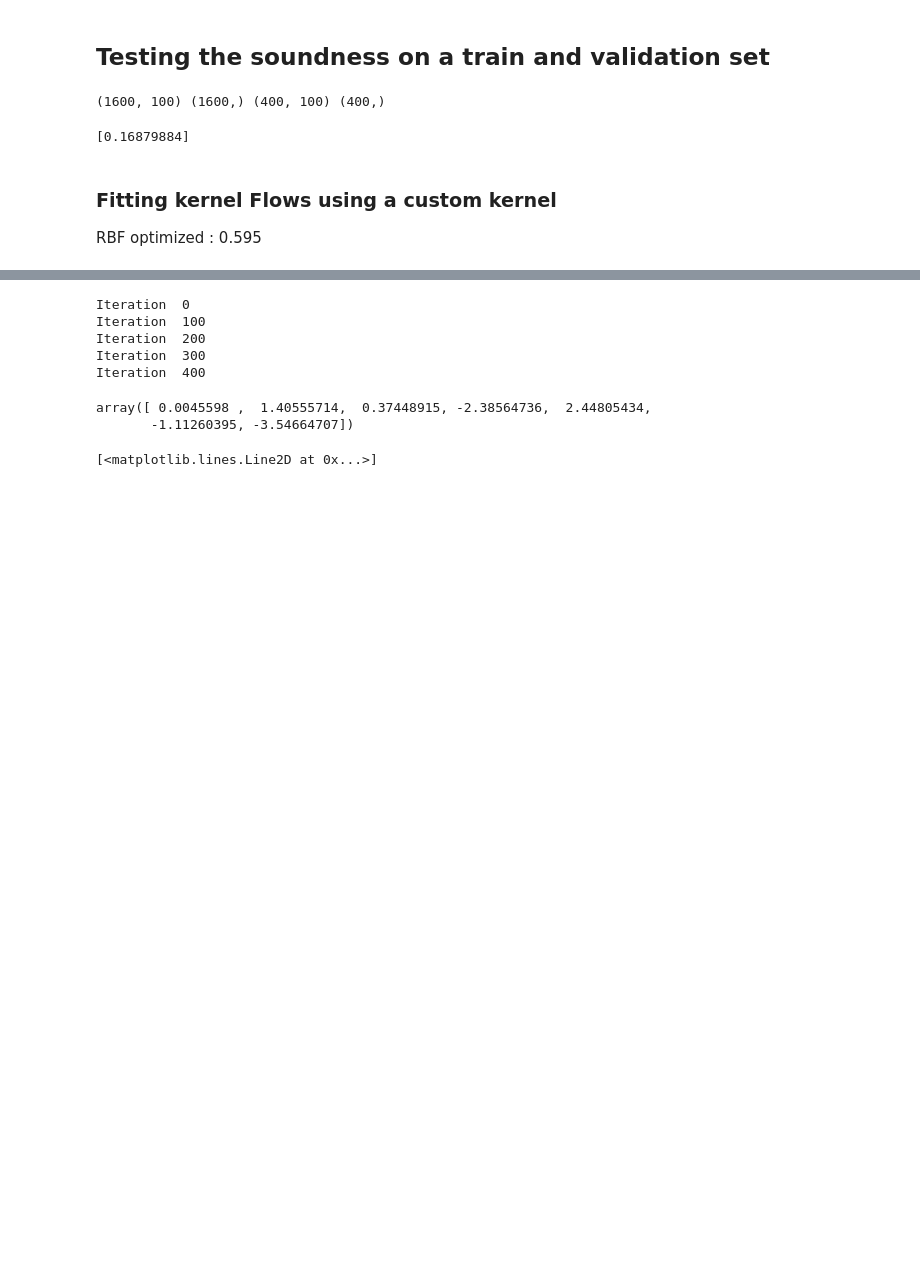
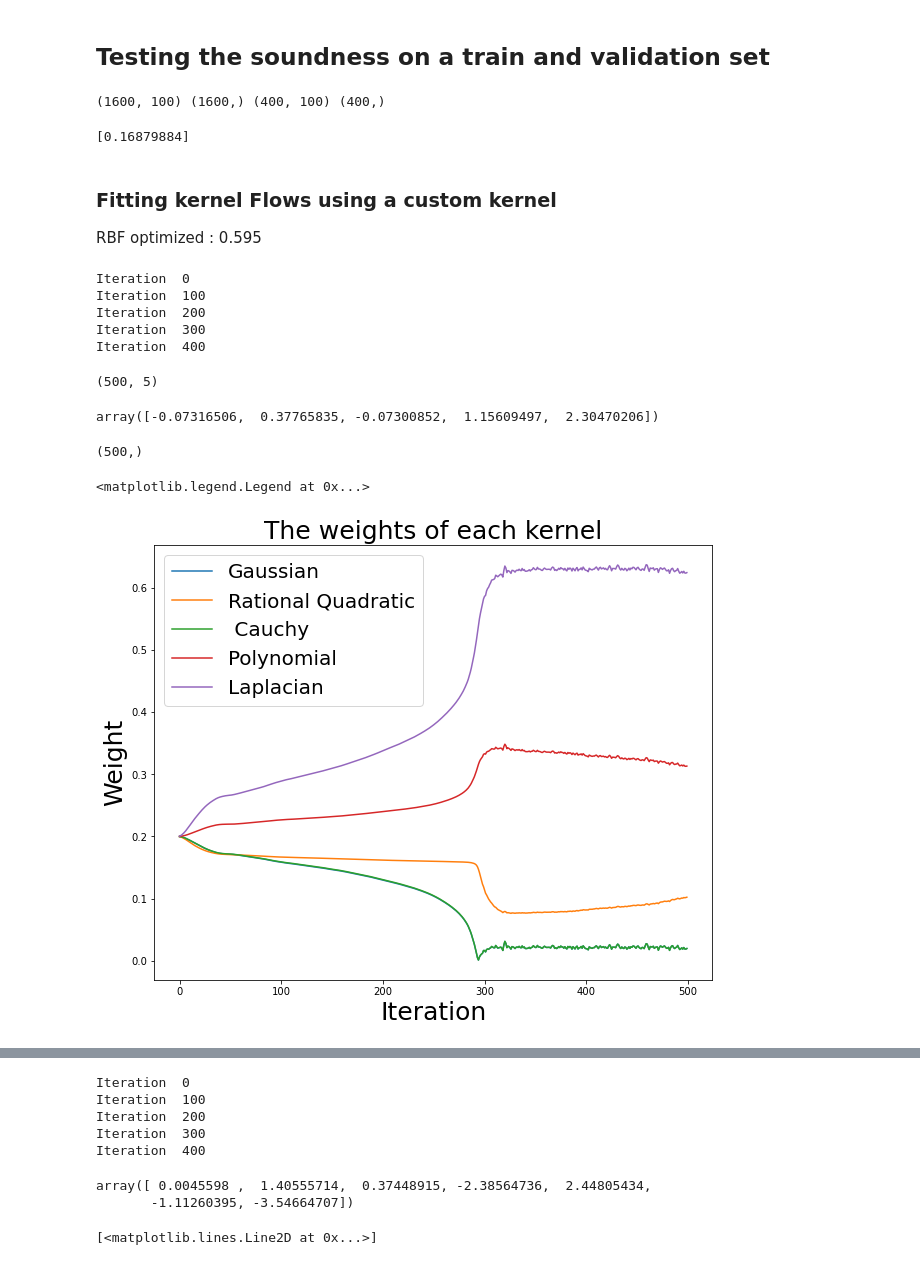
Before and after one commit to MatDag/mva-KMML-challenge, a Jupyter notebook: KRR/KRR Kernel Flows with complex kernels.ipynb, the cells around one changed output, grey strips where cells are left out. Cells and saved outputs as stored; diff of their text form; code cells hidden in the pictures; blank space fills up the shorter version.

```diff
--- a/KRR/KRR Kernel Flows with complex kernels.ipynb
+++ b/KRR/KRR Kernel Flows with complex kernels.ipynb
@@ -226,0 +268,41 @@ def custom_kernel(matrix_1, matrix_2, parameters):
+# %%
+#Initialize all parameters to 1.0
+reg = 1e-5
+parameters = np.ones(9).astype("float")
+parameters[4] = np.sqrt(2)
+K = KernelFlowsPAutograd("custom",parameters, custom_kernel)
+mu_pred = K.fit(X_train, Y_train, 500, optimizer = "Nesterov",  batch_size = 0.5, show_it = 100, reg = reg)
+# %% [output]
+Iteration  0
+Iteration  100
+Iteration  200
+Iteration  300
+Iteration  400
+# %%
+weights = [0, 2, 5, 6, 7]
+weights_hist = K.para_hist[:, weights]
+weights_hist.shape
+# %% [output]
+(500, 5)
+# %%
+weights_hist[-1]
+# %% [output]
+array([-0.07316506,  0.37765835, -0.07300852,  1.15609497,  2.30470206])
+# %%
+total_mass = np.sum(weights_hist**2, axis = -1)
+total_mass.shape
+# %% [output]
+(500,)
+# %%
+plt.figure(figsize = (10,8))
+plt.title("The weights of each kernel", size = 25)
+plt.xlabel("Iteration", size = 25)
+plt.ylabel("Weight", size = 25)
+names = ["Gaussian", "Rational Quadratic", " Cauchy", "Polynomial", "Laplacian"]
+for i in range(weights_hist.shape[-1]):
+    plt.plot(np.abs(weights_hist[:, i])/total_mass, label = names[i])
+
+plt.legend(prop={'size': 20})
+# %% [output]
+<matplotlib.legend.Legend at 0x...>
+[figure, added]
```
Also changed, not shown: parts of 3 cells of this notebook, 2 other files.
